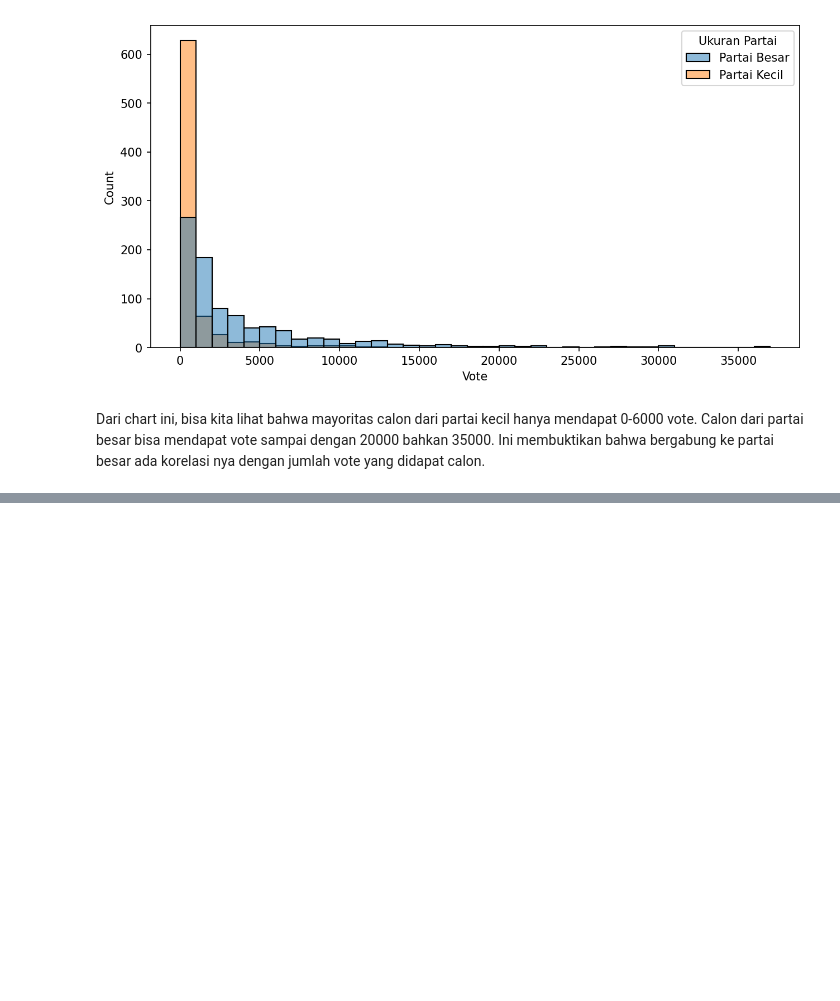
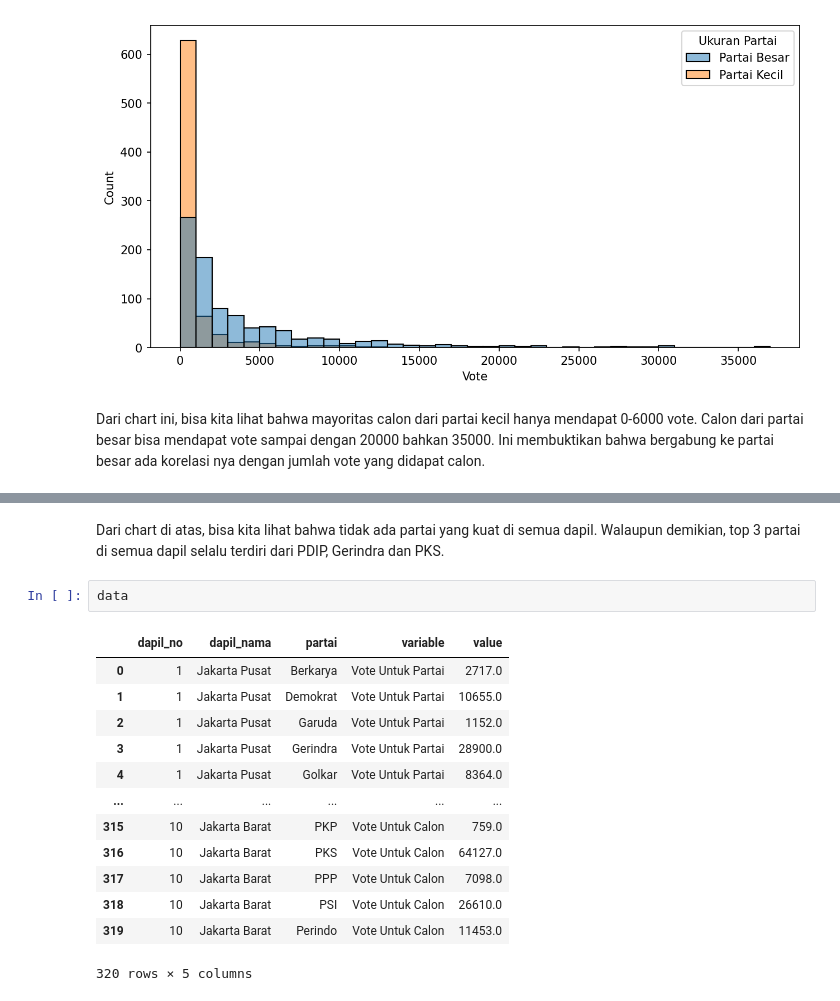
Before and after one commit to danjelito/pemilu-dki-2019, a Jupyter notebook: src/report.ipynb, the cells around one changed output, grey strips where cells are left out. Drawn from its saved outputs; the diff is of its cells as text; blank space fills up the shorter version.

```diff
--- a/src/report.ipynb
+++ b/src/report.ipynb
@@ -257,0 +302,18 @@ Calon dari partai besar bisa mendapat vote sampai dengan 20000 bahkan 35000. Ini
+# %% [markdown]
+Dari chart di atas, bisa kita lihat bahwa tidak ada partai yang kuat di semua dapil. Walaupun demikian, top 3 partai di semua dapil selalu terdiri dari PDIP, Gerindra dan PKS.
+# %%
+data
+# %% [output]
+|  | dapil_no | dapil_nama | partai | variable | value |
+| 0 | 1 | Jakarta Pusat | Berkarya | Vote Untuk Partai | 2717.0 |
+| 1 | 1 | Jakarta Pusat | Demokrat | Vote Untuk Partai | 10655.0 |
+| 2 | 1 | Jakarta Pusat | Garuda | Vote Untuk Partai | 1152.0 |
+| 3 | 1 | Jakarta Pusat | Gerindra | Vote Untuk Partai | 28900.0 |
+| 4 | 1 | Jakarta Pusat | Golkar | Vote Untuk Partai | 8364.0 |
+| ... | ... | ... | ... | ... | ... |
+| 315 | 10 | Jakarta Barat | PKP | Vote Untuk Calon | 759.0 |
+| 316 | 10 | Jakarta Barat | PKS | Vote Untuk Calon | 64127.0 |
+| 317 | 10 | Jakarta Barat | PPP | Vote Untuk Calon | 7098.0 |
+| 318 | 10 | Jakarta Barat | PSI | Vote Untuk Calon | 26610.0 |
+| 319 | 10 | Jakarta Barat | Perindo | Vote Untuk Calon | 11453.0 |
+320 rows × 5 columns
```
Also changed, not shown: parts of 5 cells of this notebook, 2 other files.
